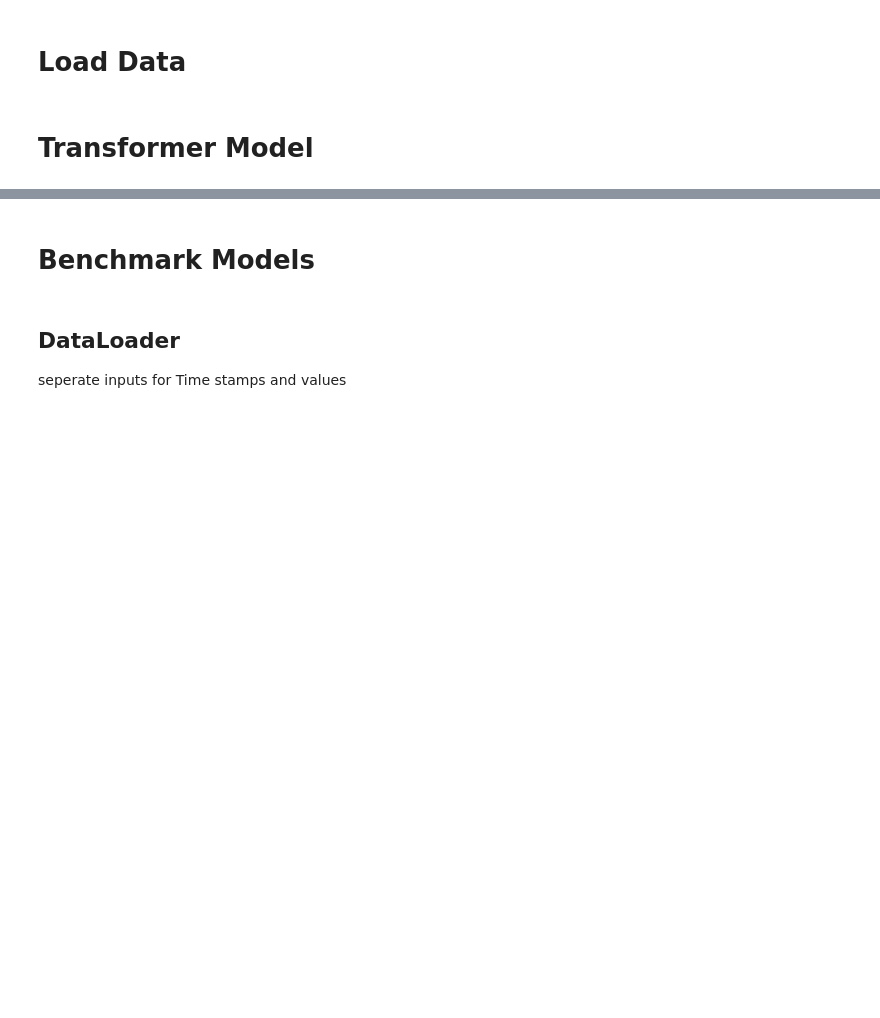
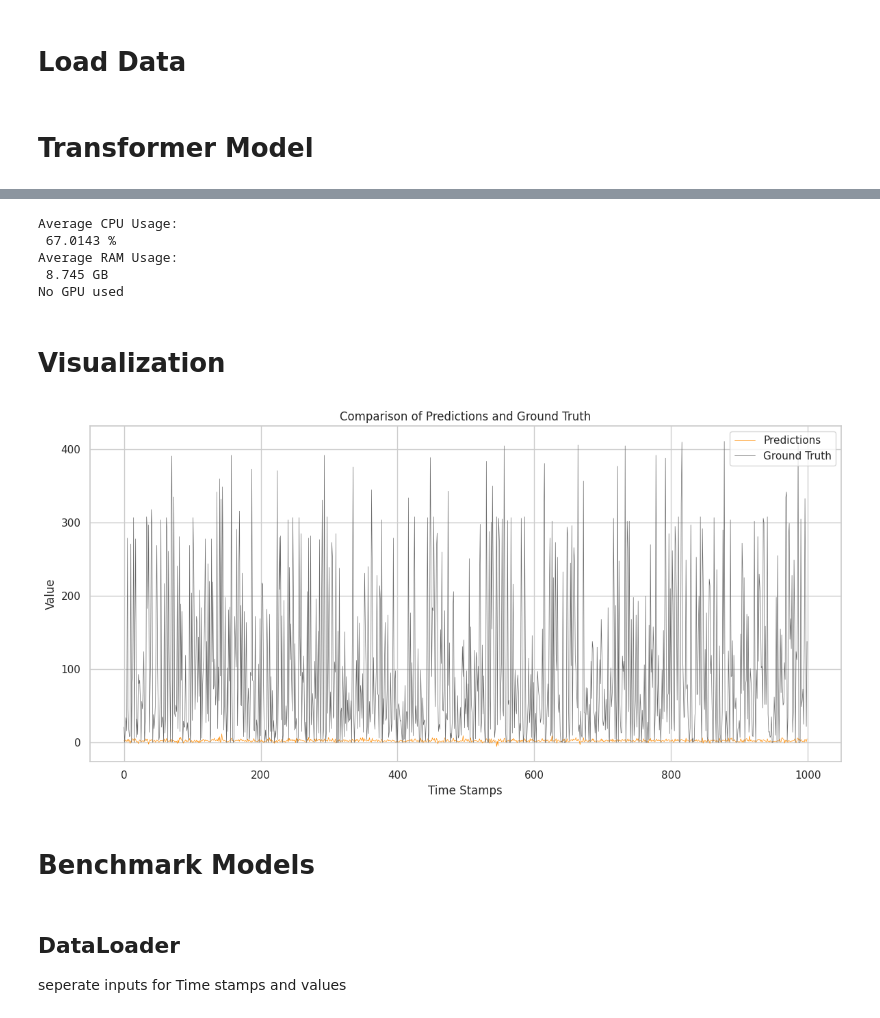
Before and after one commit to janbesler/Masterarbeit, a Jupyter notebook: src/2_0_eFormer.ipynb, the cells around one changed output, grey strips where cells are left out. Cells and saved outputs as stored; diff of their text form; code cells hidden in the pictures; blank space fills up the shorter version.

```diff
--- a/src/2_0_eFormer.ipynb
+++ b/src/2_0_eFormer.ipynb
@@ -192,6 +236,18 @@ class eFormer(nn.Module):
 
         forecasts, crps_weights = self.decoder(encoder_output)
         return forecasts, crps_weights
+# %%
+# Single Layer Perceptron Model
+class LinearModel(nn.Module):
+    def __init__(self, input_size, output_size):
+        super(LinearModel, self).__init__()
+        self.linear = nn.Linear(input_size, output_size)
+
+    def forward(self, x):
+        x = self.linear(x)
+        weights = self.linear.weight.data
+
+        return x, weights
 # %%
 class EarlyStopping:
     """Early stops the training if validation loss doesn't improve after a given patience."""
@@ -366,3 +388,52 @@ print(system_usage_df)
+# %%
+print(f"Average CPU Usage: \n {round(system_usage_df['CPU Usage'][1:].mean(), 4)} %")
+print(f"Average RAM Usage: \n {round(system_usage_df['Memory Usage (GB)'].mean(), 4)} GB")
+if system_usage_df['GPU Usage (GB)'][0] == None:
+    print(f"No GPU used")
+else:
+    print(f"Average GPU Usage: \n {round(system_usage_df['GPU Usage (GB)'][1:].mean(), 4)} GB")
+# %% [output]
+Average CPU Usage:
+ 67.0143 %
+Average RAM Usage:
+ 8.745 GB
+No GPU used
+# %% [markdown]
+# Visualization
+# %%
+df_eval = pd.DataFrame({
+    'Predictions':[item for sublist in predictions_collected for item in sublist],
+    'GroundTruth':groundtruth_collected
+    })
+# %%
+def prediction_graph(df):
+    # Set the style
+    sns.set(style="whitegrid")
+
+    # Create a larger plot
+    plt.figure(figsize=(12, 6))
+
+    # Plot Predictions
+    sns.lineplot(x=df.index, y='Predictions', data=df, label='Predictions', color='darkorange', linewidth=0.5)
+
+    # Plot GroundTruth on the same plot
+    sns.lineplot(x=df.index, y='GroundTruth', data=df, label='Ground Truth', color='dimgrey', linewidth=.5)
+
+    # Adding some aesthetics
+    plt.title('Comparison of Predictions and Ground Truth')
+    plt.xlabel('Time Stamps')  # Assuming the DataFrame index is a suitable x-axis
+    plt.ylabel('Value')
+    plt.legend()  # This ensures we have a legend for our two lines
+
+    # Show plot
+    plt.tight_layout()
+    plt.show()
+
+prediction_graph(df_eval[:1000])
+# %%
+prediction_graph(df_eval[:1000])
+# %% [output]
+[figure, added]
 # %% [markdown]
 # Benchmark Models
 # %% [markdown]
```
Also changed, not shown: parts of 16 cells of this notebook, 5 other files.
